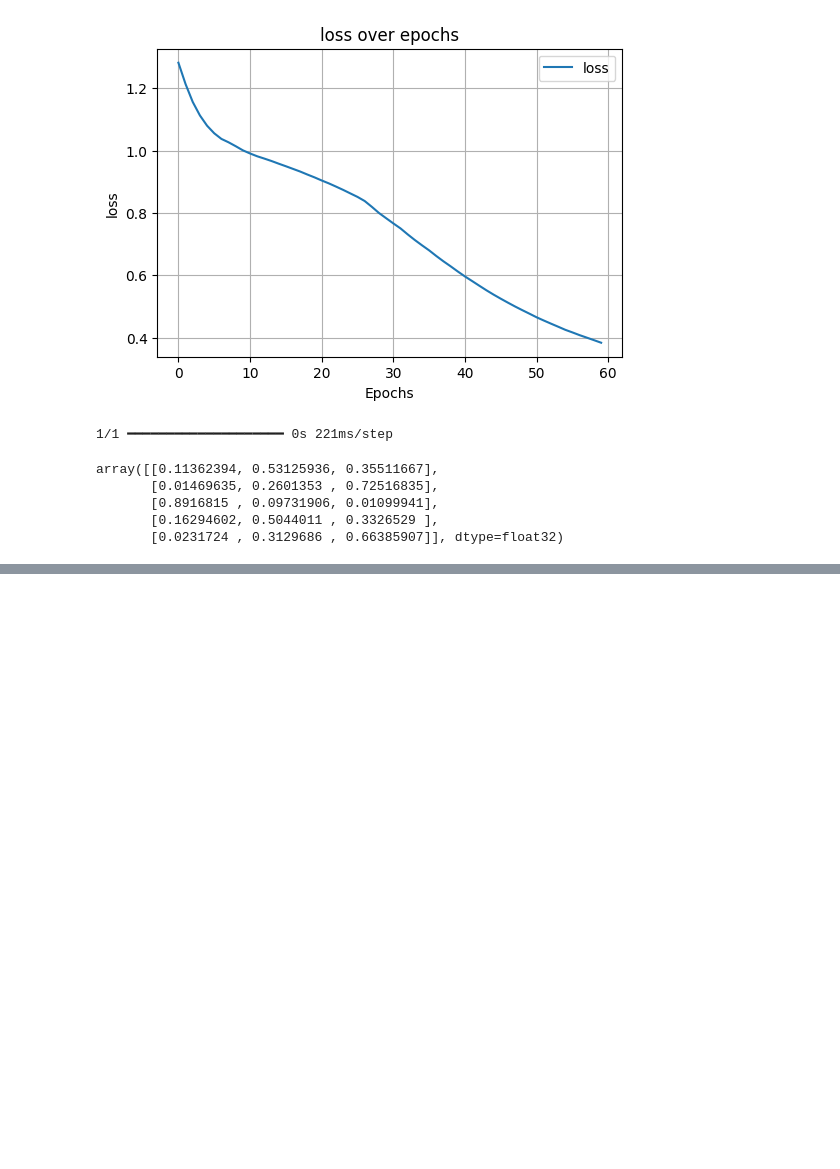
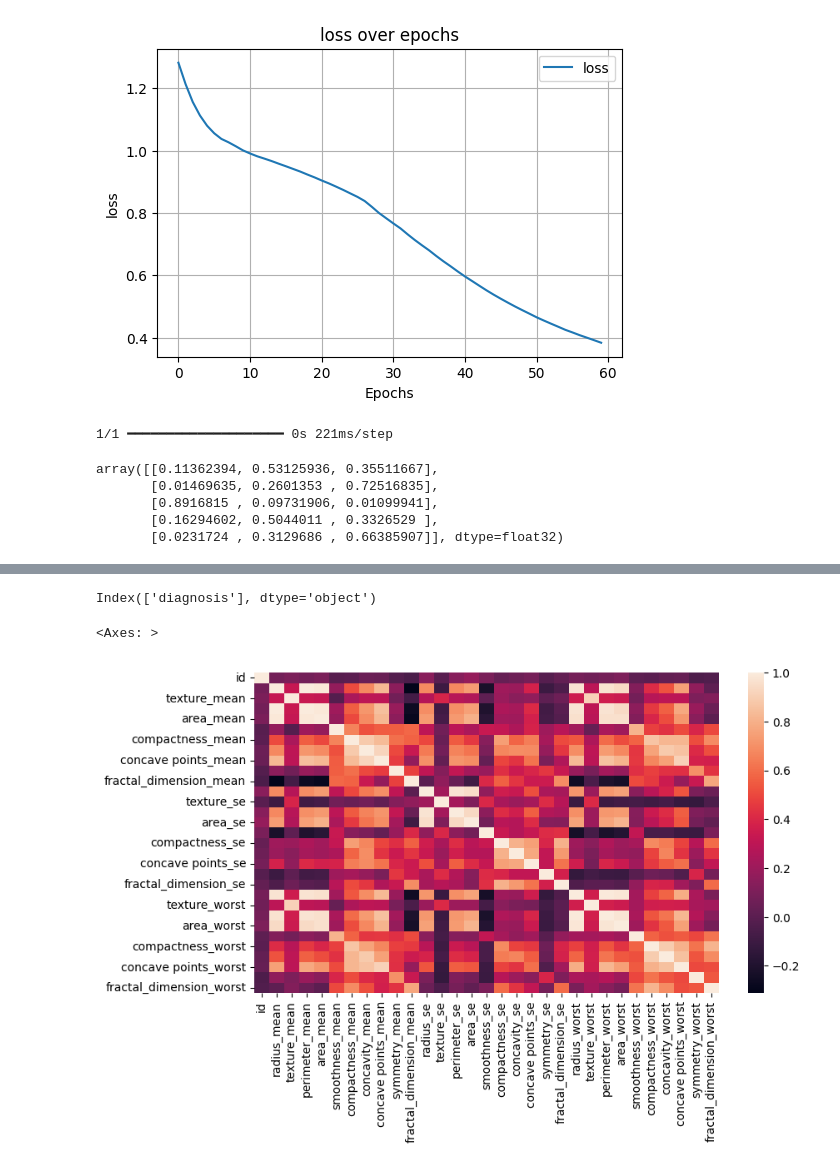
Before and after one commit to SalemElbermawy/full_deep, a Jupyter notebook: models.ipynb, the cells around one changed output, grey strips where cells are left out. Cells and saved outputs as stored; diff of their text form; code cells hidden in the pictures; blank space fills up the shorter version.

Commit message:
add breast model

```diff
--- a/models.ipynb
+++ b/models.ipynb
@@ -658,3 +658,5 @@ array([[0.11362394, 0.53125936, 0.35511667],
        [0.0231724 , 0.3129686 , 0.66385907]], dtype=float32)
 # %%
 model.save("iris.keras")
+# %%
+data= pd.read_csv("breast-cancer.csv")
@@ -660,0 +703,11 @@ model.save("iris.keras")
+# %%
+data.select_dtypes(include="object").columns
+# %% [output]
+Index(['diagnosis'], dtype='object')
+# %%
+corr_conf=data.drop("diagnosis",axis=1).corr()
+plt.figure(figsize=(9,5))
+sns.heatmap(corr_conf)
+# %% [output]
+<Axes: >
+[figure, added]
```
Also changed, not shown: parts of 19 cells of this notebook, 2 other files.
